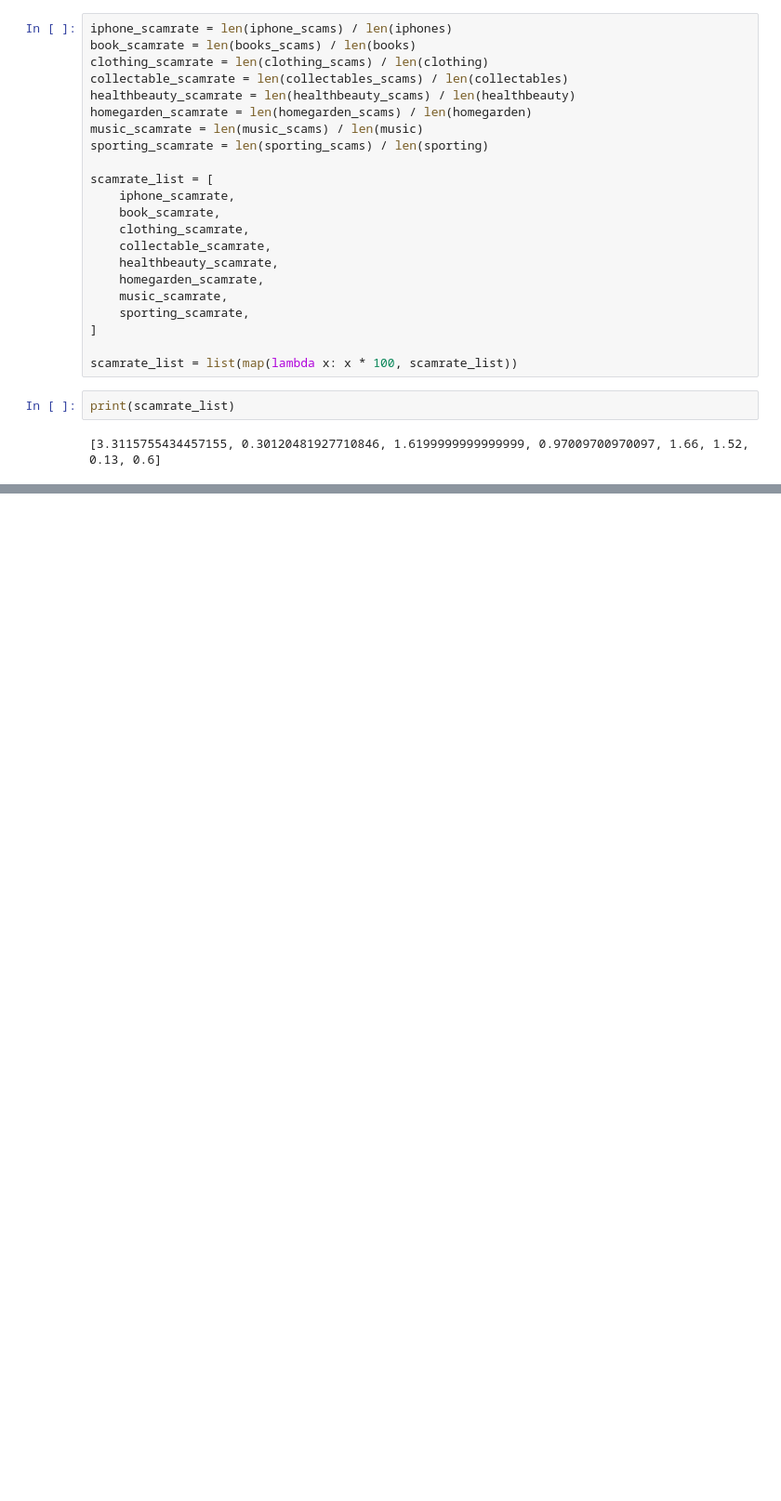
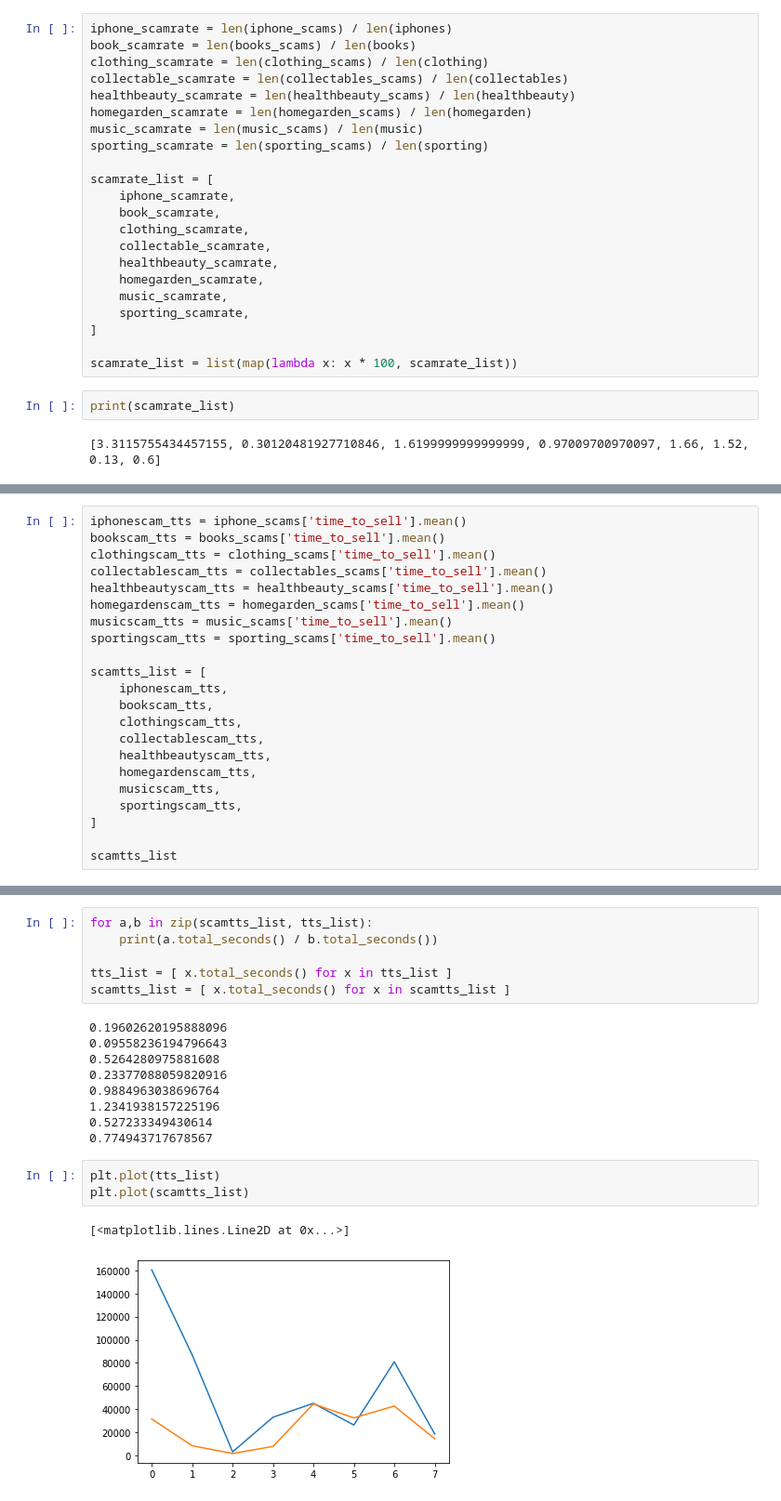
Before and after one commit to micktor/184final, a Jupyter notebook: Final.ipynb, the cells around one changed output, grey strips where cells are left out. Shown at 93% size. Drawn from its saved outputs; the diff is of its cells as text; blank space fills up the shorter version.

```diff
--- a/Final.ipynb
+++ b/Final.ipynb
@@ -291,0 +325,22 @@ plt.show()
+# %%
+iphonescam_tts = iphone_scams['time_to_sell'].mean()
+bookscam_tts = books_scams['time_to_sell'].mean()
+clothingscam_tts = clothing_scams['time_to_sell'].mean()
+collectablescam_tts = collectables_scams['time_to_sell'].mean()
+healthbeautyscam_tts = healthbeauty_scams['time_to_sell'].mean()
+homegardenscam_tts = homegarden_scams['time_to_sell'].mean()
+musicscam_tts = music_scams['time_to_sell'].mean()
+sportingscam_tts = sporting_scams['time_to_sell'].mean()
+
+scamtts_list = [
+    iphonescam_tts,
+    bookscam_tts,
+    clothingscam_tts,
+    collectablescam_tts,
+    healthbeautyscam_tts,
+    homegardenscam_tts,
+    musicscam_tts,
+    sportingscam_tts,
+]
+
+scamtts_list
@@ -291,0 +356,21 @@ plt.show()
+# %%
+for a,b in zip(scamtts_list, tts_list):
+    print(a.total_seconds() / b.total_seconds())
+
+tts_list = [ x.total_seconds() for x in tts_list ]
+scamtts_list = [ x.total_seconds() for x in scamtts_list ]
+# %% [output]
+0.19602620195888096
+0.09558236194796643
+0.5264280975881608
+0.23377088059820916
+0.9884963038696764
+1.2341938157225196
+0.527233349430614
+0.774943717678567
+# %%
+plt.plot(tts_list)
+plt.plot(scamtts_list)
+# %% [output]
+[<matplotlib.lines.Line2D at 0x...>]
+[figure, added]
```
Also changed, not shown: parts of 3 cells of this notebook, 3 other files.
